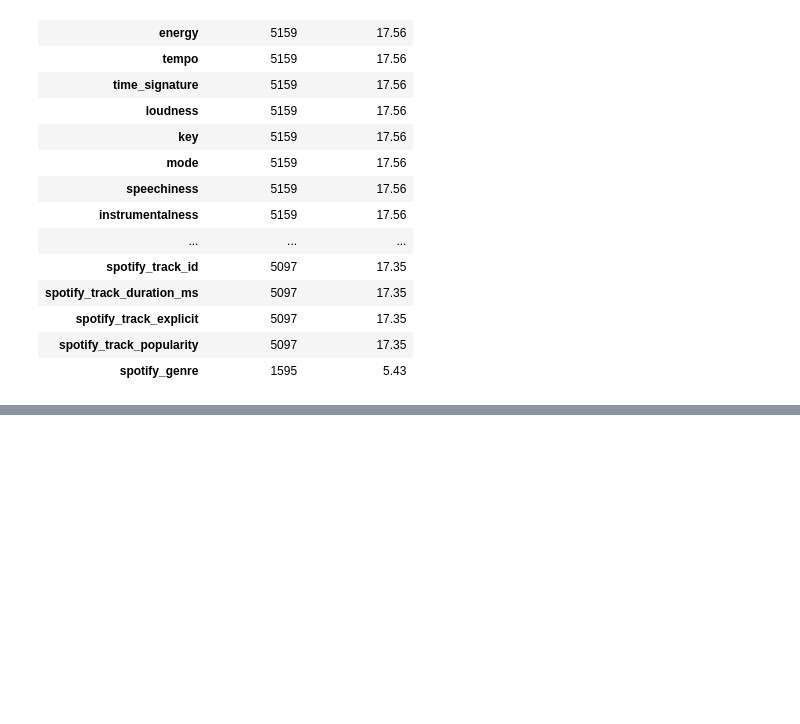
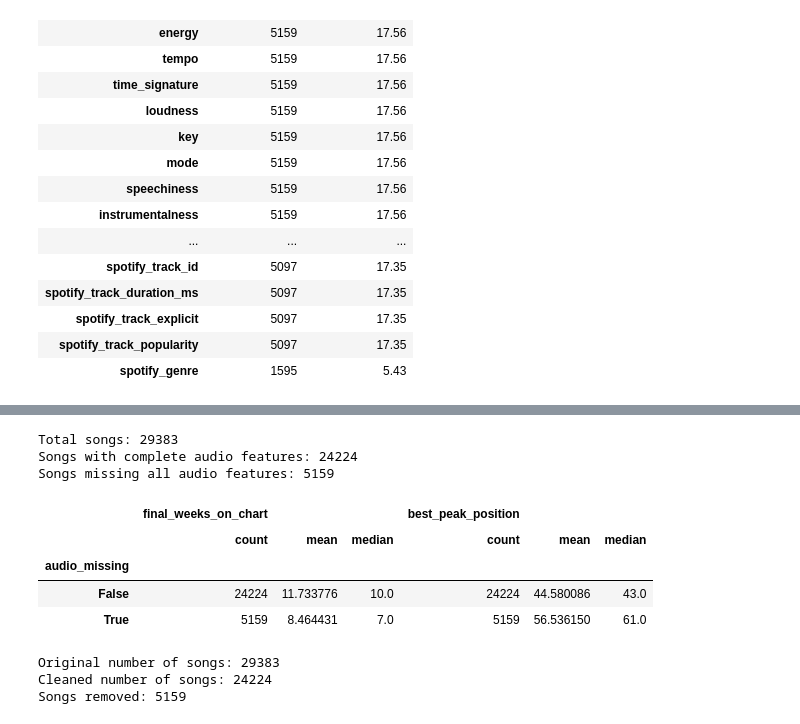
Before and after one commit to rheahalebeed/BA305-A3-Billboard-Spotify-Project, a Jupyter notebook: BA305ProjectCode.ipynb, the cells around one changed output, grey strips where cells are left out. Drawn from its saved outputs; the diff is of its cells as text; code cells hidden in the pictures; blank space fills up the shorter version.

Commit message:
Continued initial data cleaning, exploring and preparation for use

```diff
--- a/BA305ProjectCode.ipynb
+++ b/BA305ProjectCode.ipynb
@@ -299,7 +299,3 @@ missing_summary
 | spotify_track_explicit | 5097 | 17.35 |
 | spotify_track_popularity | 5097 | 17.35 |
 | spotify_genre | 1595 | 5.43 |
-# %%
-# Identify songs with missing danceability values and count how many have missing versus available data
-data["audio_missing"] = data["danceability"].isna()
-data["audio_missing"].value_counts()
@@ -311,0 +319,34 @@ dtype: int64
+# %%
+#seeing how many songs have complete audio features vs missing all
+print("Total songs:", len(data))
+print("Songs with complete audio features:", data[audio_cols[:9]].notna().all(axis=1).sum())
+print("Songs missing all audio features:", data[audio_cols[:9]].isna().all(axis=1).sum())
+# %% [output]
+Total songs: 29383
+Songs with complete audio features: 24224
+Songs missing all audio features: 5159
+# %%
+
+data.groupby("audio_missing")[["final_weeks_on_chart", "best_peak_position"]].agg(["count", "mean", "median"])
+# %% [output]
+|  | final_weeks_on_chart |  |  | best_peak_position |  |  |
+|  | count | mean | median | count | mean | median |
+| audio_missing |  |  |  |  |  |  |
+| False | 24224 | 11.733776 | 10.0 | 24224 | 44.580086 | 43.0 |
+| True | 5159 | 8.464431 | 7.0 | 5159 | 56.536150 | 61.0 |
+# %%
+# Remove songs with missing Spotify audio features
+
+data_clean = data.dropna(subset=audio_cols[:9]).copy()
+
+# Check how many songs remain
+
+print("Original number of songs:", len(data))
+
+print("Cleaned number of songs:", len(data_clean))
+
+print("Songs removed:", len(data) - len(data_clean))
+# %% [output]
+Original number of songs: 29383
+Cleaned number of songs: 24224
+Songs removed: 5159
```
Also changed, not shown: parts of 3 cells of this notebook.
